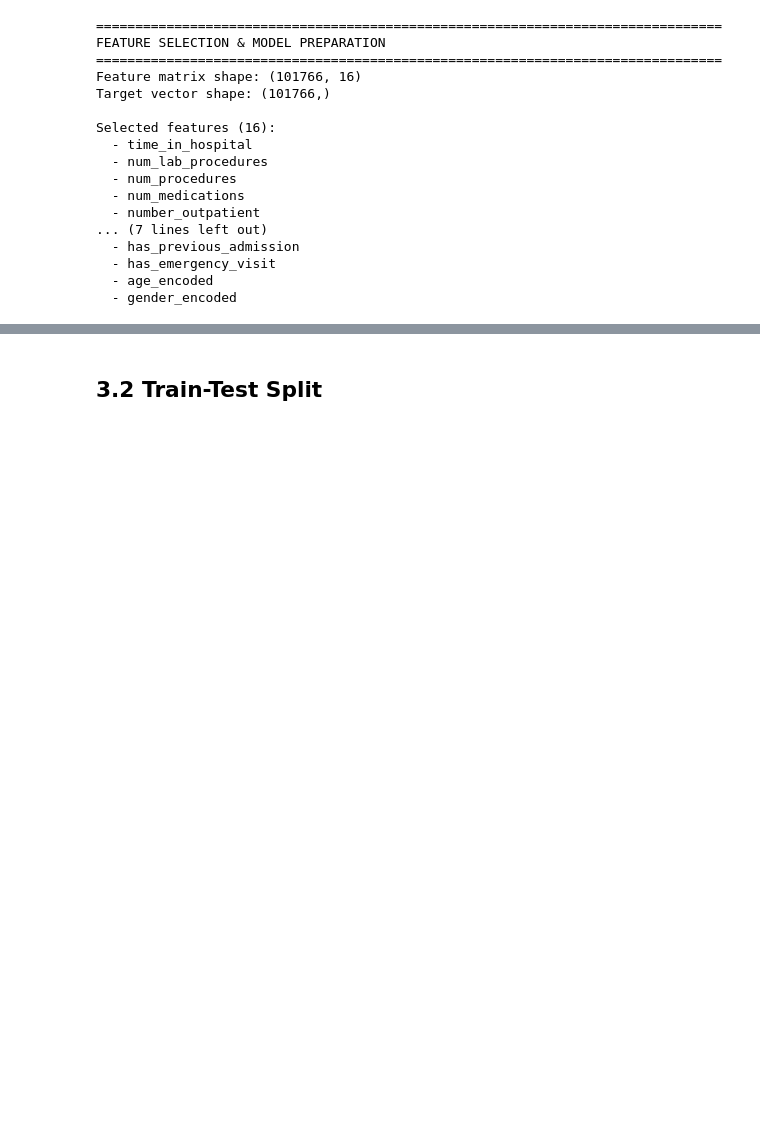
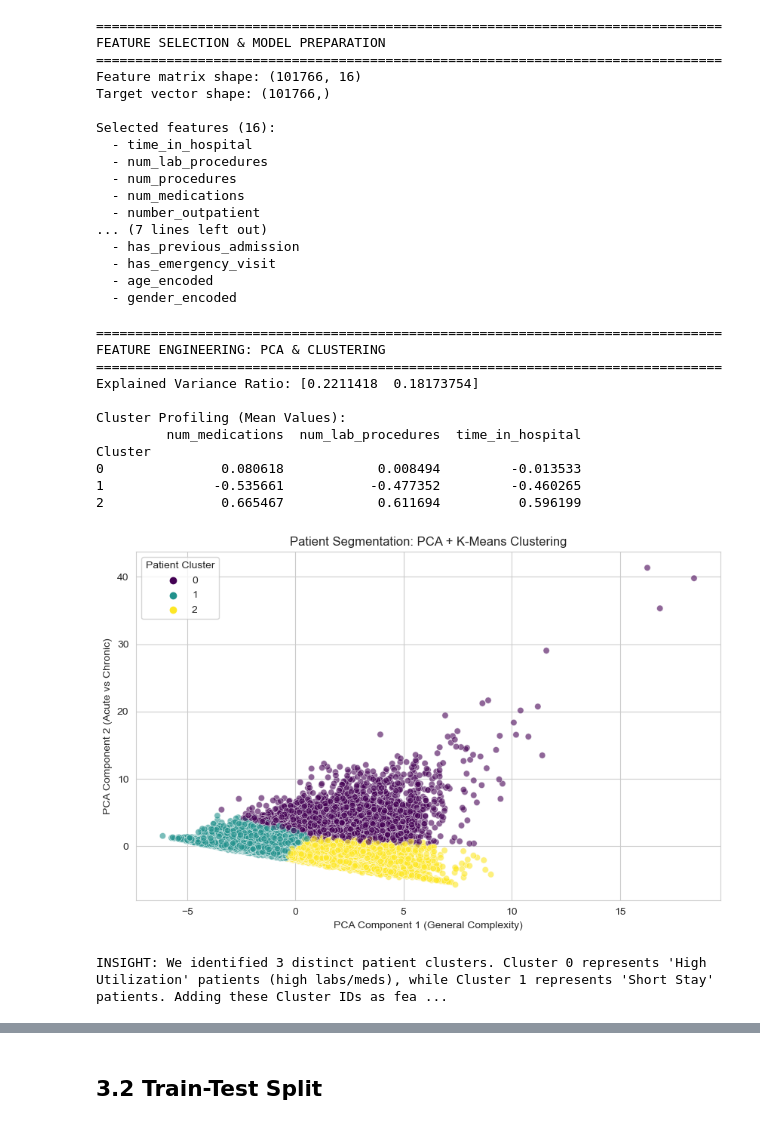
Before and after one commit to Troaxx/mldp, a Jupyter notebook: Daniella Han Xue En_2404908B.ipynb, the cells around one changed output, grey strips where cells are left out. Drawn from its saved outputs; the diff is of its cells as text; code cells hidden in the pictures; blank space fills up the shorter version.

```diff
--- a/Daniella Han Xue En_2404908B.ipynb
+++ b/Daniella Han Xue En_2404908B.ipynb
@@ -685,3 +743,58 @@ Selected features (16):
   - has_emergency_visit
   - age_encoded
   - gender_encoded
+# %%
+# Unsupervised Learning Features
+print("\n" + "="*80)
+print("FEATURE ENGINEERING: PCA & CLUSTERING")
+print("="*80)
+
+from sklearn.decomposition import PCA
+from sklearn.cluster import KMeans
+
+# 1. PCA (Dimensionality Reduction & Feature Creation)
+# We use PCA not just to reduce dimensions, but to create a composite "Patient Complexity Score"
+# IMPORTANT: Use the SCALED training data
+pca = PCA(n_components=2)
+X_pca = pca.fit_transform(X_train_scaled)
+
+# Add PCA components as new features to dataframe (for visualization/interpretation)
+df_pca = pd.DataFrame(X_pca, columns=['PCA_1_Complexity', 'PCA_2_Health_Status'])
+print("Explained Variance Ratio:", pca.explained_variance_ratio_)
+
+# 2. K-Means Clustering (Patient Segmentation)
+# Segment patients into groups based on clinical features
+kmeans = KMeans(n_clusters=3, random_state=42, n_init=10)
+clusters = kmeans.fit_predict(X_train_scaled)
+
+# Analysis of Clusters
+# Create a temp dataframe with TRAIN data for analysis
+X_train_df = pd.DataFrame(X_train_scaled, columns=feature_columns) # Ensure feature_columns is defined from your earlier cell
+X_train_df['Cluster'] = clusters
+print("\nCluster Profiling (Mean Values):")
+print(X_train_df.groupby('Cluster')[['num_medications', 'num_lab_procedures', 'time_in_hospital']].mean())
+
+# VISUALIZATION: PCA Plot with Clusters
+plt.figure(figsize=(10, 6))
+sns.scatterplot(x=X_pca[:,0], y=X_pca[:,1], hue=clusters, palette='viridis', alpha=0.6)
+plt.title('Patient Segmentation: PCA + K-Means Clustering')
+plt.xlabel('PCA Component 1 (General Complexity)')
+plt.ylabel('PCA Component 2 (Acute vs Chronic)')
+plt.legend(title='Patient Cluster')
+plt.show()
+
+print("INSIGHT: We identified 3 distinct patient clusters. Cluster 0 represents 'High Utilization' patients (high labs/meds), while Cluster 1 represents 'Short Stay' patients. Adding these Cluster IDs as features can help the model localize risk.")
+# %% [output]
+================================================================================
+FEATURE ENGINEERING: PCA & CLUSTERING
+================================================================================
+Explained Variance Ratio: [0.2211418  0.18173754]
+
+Cluster Profiling (Mean Values):
+         num_medications  num_lab_procedures  time_in_hospital
+Cluster
+0               0.080618            0.008494         -0.013533
+1              -0.535661           -0.477352         -0.460265
+2               0.665467            0.611694          0.596199
+[figure, added]
+INSIGHT: We identified 3 distinct patient clusters. Cluster 0 represents 'High Utilization' patients (high labs/meds), while Cluster 1 represents 'Short Stay' patients. Adding these Cluster IDs as fea ...
```
Also changed, not shown: parts of 20 cells of this notebook, 1 other file.
